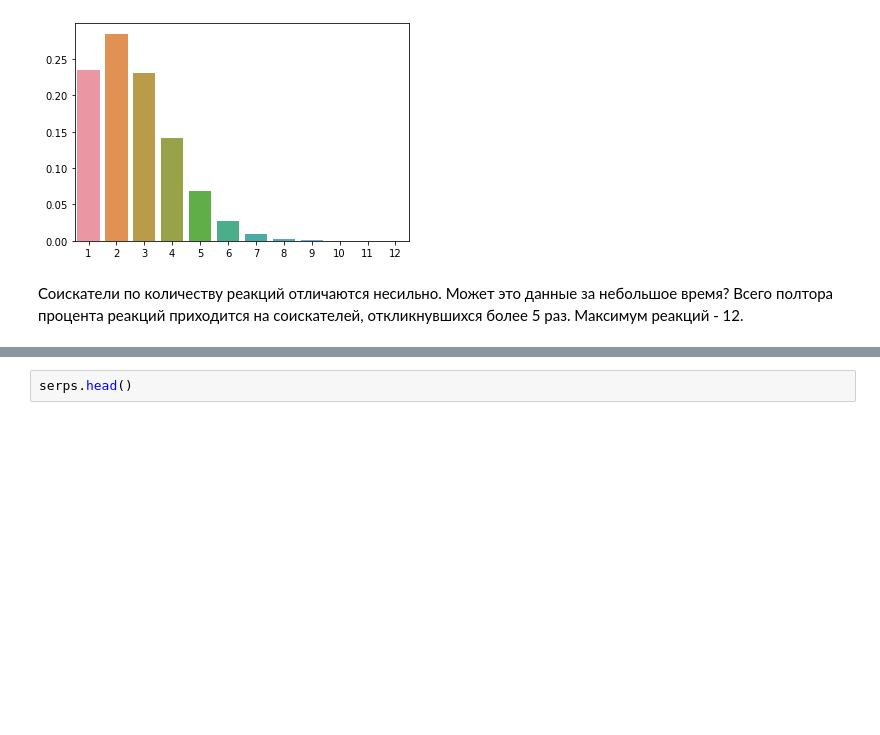
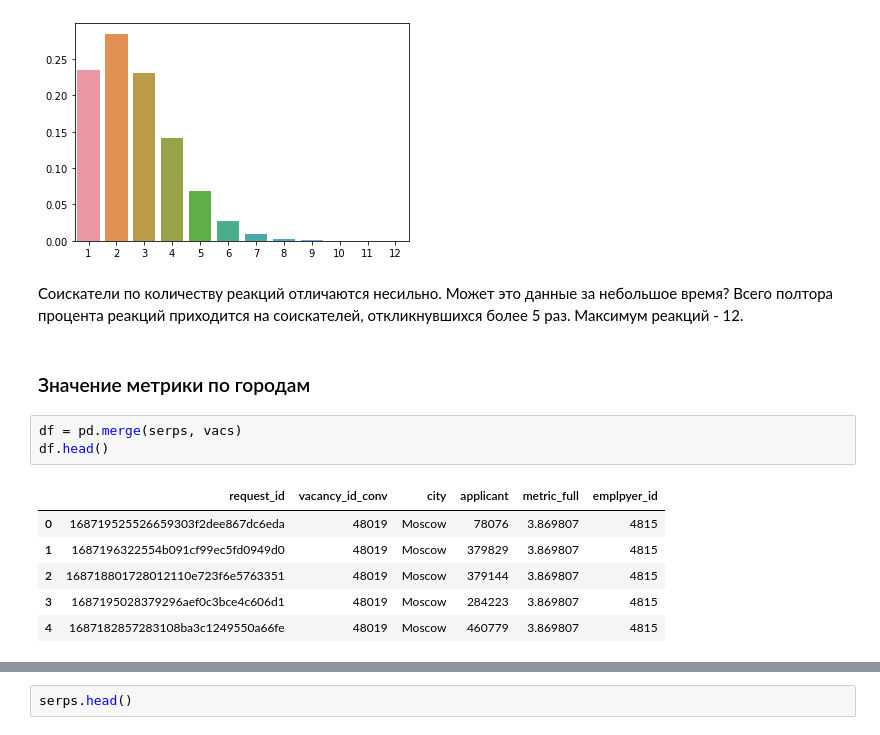
Before and after one commit to gbrs/career_path_analytics_2023, a Jupyter notebook: eda.ipynb, the cells around one changed output, grey strips where cells are left out. Cells and saved outputs as stored; diff of their text form; blank space fills up the shorter version.

```diff
--- a/eda.ipynb
+++ b/eda.ipynb
@@ -368,3 +370,15 @@ sns.barplot(y=applicant_freq.values, x=applicant_freq.index);
 [figure]
 # %% [markdown]
 Соискатели по количеству реакций отличаются несильно. Может это данные за небольшое время? Всего полтора процента реакций приходится на соискателей, откликнувшихся более 5 раз. Максимум реакций - 12.
+# %% [markdown]
+### Значение метрики по городам
+# %%
+df = pd.merge(serps, vacs)
+df.head()
+# %% [output]
+|  | request_id | vacancy_id_conv | city | applicant | metric_full | emplpyer_id |
+| 0 | 168719525526659303f2dee867dc6eda | 48019 | Moscow | 78076 | 3.869807 | 4815 |
+| 1 | 1687196322554b091cf99ec5fd0949d0 | 48019 | Moscow | 379829 | 3.869807 | 4815 |
+| 2 | 168718801728012110e723f6e5763351 | 48019 | Moscow | 379144 | 3.869807 | 4815 |
+| 3 | 1687195028379296aef0c3bce4c606d1 | 48019 | Moscow | 284223 | 3.869807 | 4815 |
+| 4 | 1687182857283108ba3c1249550a66fe | 48019 | Moscow | 460779 | 3.869807 | 4815 |
```
Also changed, not shown: parts of 9 cells of this notebook.
